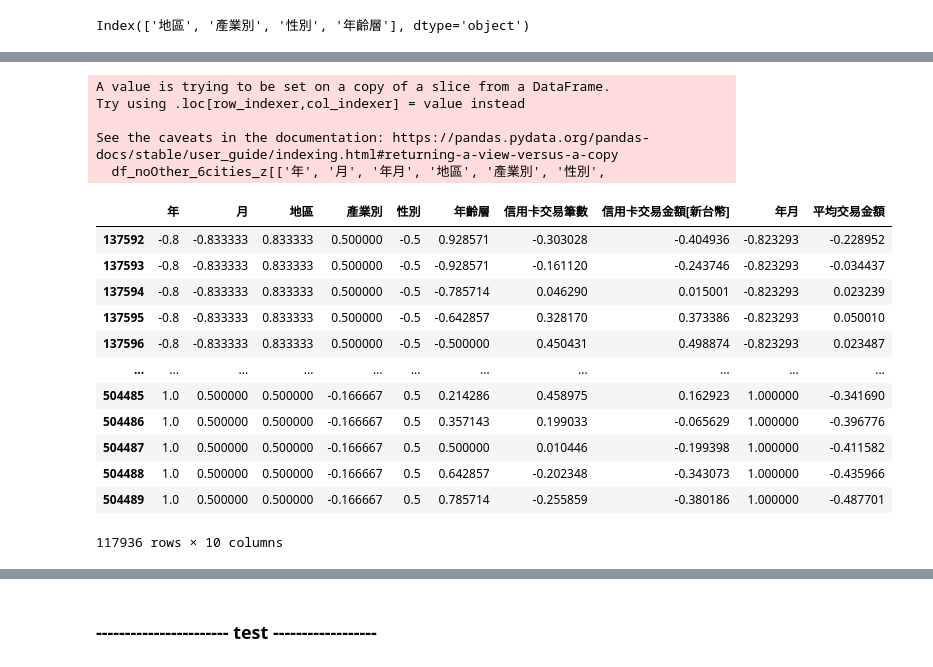
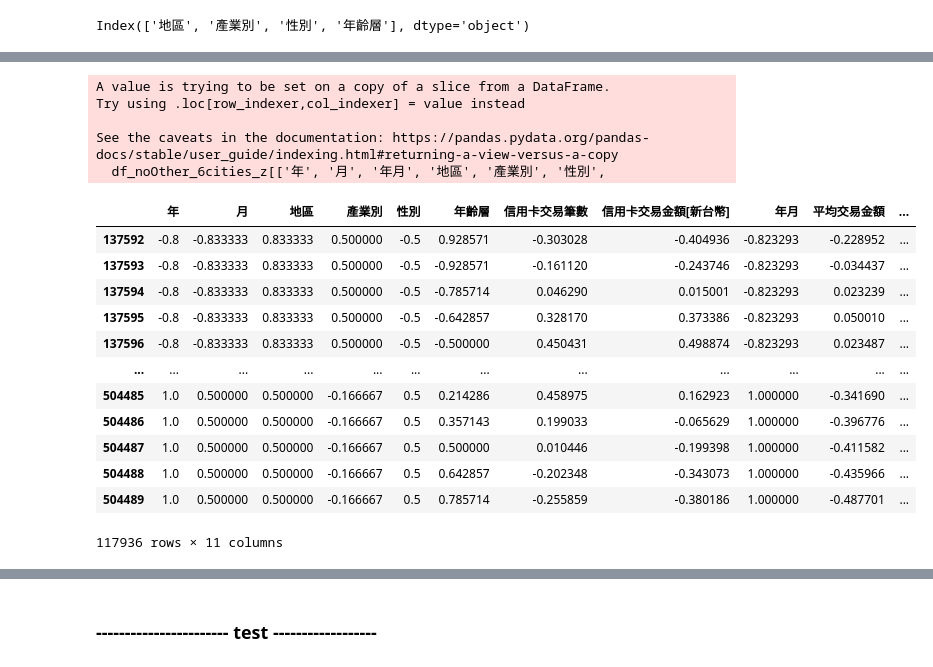
Before and after one commit to George1120901/..__creditcard__, a Jupyter notebook: test7-heatMap.ipynb, the cells around one changed output, grey strips where cells are left out. Saved outputs shown, nothing was run; the diff lists cells and outputs as text; code cells hidden in the pictures.

```diff
--- a/test7-heatMap.ipynb
+++ b/test7-heatMap.ipynb
@@ -1599,0 +1602,3 @@ Index(['年', '月', '地區', '產業別', '性別', '年齡層', '信用卡交
+# %%
+df_noOther_6cities['交易金額(目標)'] = df_noOther_6cities['平均交易金額']*1.05
+df_noOther_6cities
@@ -1656,30 +1681,30 @@ See the caveats in the documentation: https://pandas.pydata.org/pandas-docs/stab
 # %%
 import pandas as pd
 from sklearn.preprocessing import RobustScaler
 
 #df = pd.read_csv('/content/drive/MyDrive/Python資料科學自學聖經/ch06//汽車車型資料檔.csv')
 std = RobustScaler()
-df_robustScaler = df_noOther_6cities_z[['年','月','年月', '地區', '產業別', '性別','年齡層', '信用卡交易筆數', '信用卡交易金額[新台幣]', '平均交易金額']]
+df_robustScaler = df_noOther_6cities_z[['年','月','年月', '地區', '產業別', '性別','年齡層', '信用卡交易筆數', '信用卡交易金額[新台幣]', '平均交易金額','交易金額(目標)']]
 arr = std.fit_transform(df_robustScaler)
 df_noOther_6cities_z[['年', '月', '年月', '地區', '產業別', '性別',
-                      '年齡層', '信用卡交易筆數', '信用卡交易金額[新台幣]', '平均交易金額']] = arr
+                      '年齡層', '信用卡交易筆數', '信用卡交易金額[新台幣]', '平均交易金額', '交易金額(目標)']] = arr
 df_noOther_6cities_z
 # %% [output]
 A value is trying to be set on a copy of a slice from a DataFrame.
 Try using .loc[row_indexer,col_indexer] = value instead
 
 See the caveats in the documentation: https://pandas.pydata.org/pandas-docs/stable/user_guide/indexing.html#returning-a-view-versus-a-copy
   df_noOther_6cities_z[['年', '月', '年月', '地區', '產業別', '性別',
-|  | 年 | 月 | 地區 | 產業別 | 性別 | 年齡層 | 信用卡交易筆數 | 信用卡交易金額[新台幣] | 年月 | 平均交易金額 |
-| 137592 | -0.8 | -0.833333 | 0.833333 | 0.500000 | -0.5 | 0.928571 | -0.303028 | -0.404936 | -0.823293 | -0.228952 |
-| 137593 | -0.8 | -0.833333 | 0.833333 | 0.500000 | -0.5 | -0.928571 | -0.161120 | -0.243746 | -0.823293 | -0.034437 |
-| 137594 | -0.8 | -0.833333 | 0.833333 | 0.500000 | -0.5 | -0.785714 | 0.046290 | 0.015001 | -0.823293 | 0.023239 |
-| 137595 | -0.8 | -0.833333 | 0.833333 | 0.500000 | -0.5 | -0.642857 | 0.328170 | 0.373386 | -0.823293 | 0.050010 |
-| 137596 | -0.8 | -0.833333 | 0.833333 | 0.500000 | -0.5 | -0.500000 | 0.450431 | 0.498874 | -0.823293 | 0.023487 |
-| ... | ... | ... | ... | ... | ... | ... | ... | ... | ... | ... |
-| 504485 | 1.0 | 0.500000 | 0.500000 | -0.166667 | 0.5 | 0.214286 | 0.458975 | 0.162923 | 1.000000 | -0.341690 |
-| 504486 | 1.0 | 0.500000 | 0.500000 | -0.166667 | 0.5 | 0.357143 | 0.199033 | -0.065629 | 1.000000 | -0.396776 |
-| 504487 | 1.0 | 0.500000 | 0.500000 | -0.166667 | 0.5 | 0.500000 | 0.010446 | -0.199398 | 1.000000 | -0.411582 |
-| 504488 | 1.0 | 0.500000 | 0.500000 | -0.166667 | 0.5 | 0.642857 | -0.202348 | -0.343073 | 1.000000 | -0.435966 |
-| 504489 | 1.0 | 0.500000 | 0.500000 | -0.166667 | 0.5 | 0.785714 | -0.255859 | -0.380186 | 1.000000 | -0.487701 |
+|  | 年 | 月 | 地區 | 產業別 | 性別 | 年齡層 | 信用卡交易筆數 | 信用卡交易金額[新台幣] | 年月 | 平均交易金額 | ... |
+| 137592 | -0.8 | -0.833333 | 0.833333 | 0.500000 | -0.5 | 0.928571 | -0.303028 | -0.404936 | -0.823293 | -0.228952 | ... |
+| 137593 | -0.8 | -0.833333 | 0.833333 | 0.500000 | -0.5 | -0.928571 | -0.161120 | -0.243746 | -0.823293 | -0.034437 | ... |
+| 137594 | -0.8 | -0.833333 | 0.833333 | 0.500000 | -0.5 | -0.785714 | 0.046290 | 0.015001 | -0.823293 | 0.023239 | ... |
+| 137595 | -0.8 | -0.833333 | 0.833333 | 0.500000 | -0.5 | -0.642857 | 0.328170 | 0.373386 | -0.823293 | 0.050010 | ... |
+| 137596 | -0.8 | -0.833333 | 0.833333 | 0.500000 | -0.5 | -0.500000 | 0.450431 | 0.498874 | -0.823293 | 0.023487 | ... |
+| ... | ... | ... | ... | ... | ... | ... | ... | ... | ... | ... | ... |
+| 504485 | 1.0 | 0.500000 | 0.500000 | -0.166667 | 0.5 | 0.214286 | 0.458975 | 0.162923 | 1.000000 | -0.341690 | ... |
+| 504486 | 1.0 | 0.500000 | 0.500000 | -0.166667 | 0.5 | 0.357143 | 0.199033 | -0.065629 | 1.000000 | -0.396776 | ... |
+| 504487 | 1.0 | 0.500000 | 0.500000 | -0.166667 | 0.5 | 0.500000 | 0.010446 | -0.199398 | 1.000000 | -0.411582 | ... |
+| 504488 | 1.0 | 0.500000 | 0.500000 | -0.166667 | 0.5 | 0.642857 | -0.202348 | -0.343073 | 1.000000 | -0.435966 | ... |
+| 504489 | 1.0 | 0.500000 | 0.500000 | -0.166667 | 0.5 | 0.785714 | -0.255859 | -0.380186 | 1.000000 | -0.487701 | ... |
-117936 rows × 10 columns
+117936 rows × 11 columns
```
Also changed, not shown: parts of 6 cells of this notebook.
